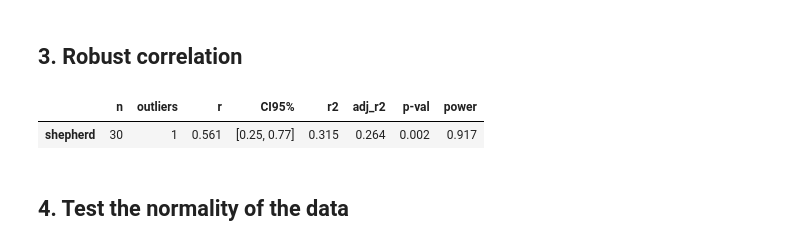
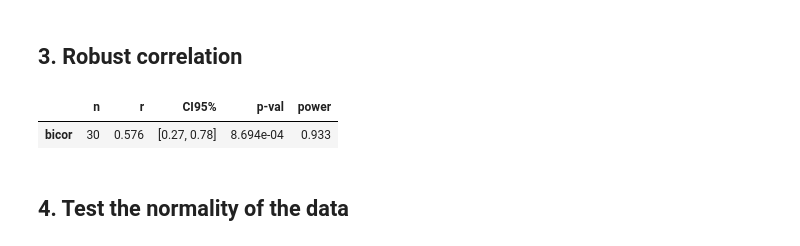
Before and after one commit to raphaelvallat/pingouin, a Jupyter notebook: notebooks/00_QuickStart.ipynb, the cells around one changed output. Cells and saved outputs as stored; diff of their text form; code cells hidden in the pictures.

Commit message:
Fixed p-value in partial correlation + removed r2 and adj_r2 from correlation

```diff
--- a/notebooks/00_QuickStart.ipynb
+++ b/notebooks/00_QuickStart.ipynb
@@ -31,11 +31,11 @@ pg.corr(x, y)
 # %%
 # Introduce an outlier
 x[5] = 18
-# Use the robust Shepherd's pi correlation
-pg.corr(x, y, method="shepherd")
+# Use the robust biweight midcorrelation
+pg.corr(x, y, method="bicor")
 # %% [output]
-|  | n | outliers | r | CI95% | r2 | adj_r2 | p-val | power |
-| shepherd | 30 | 1 | 0.561 | [0.25, 0.77] | 0.315 | 0.264 | 0.002 | 0.917 |
+|  | n | r | CI95% | p-val | power |
+| bicor | 30 | 0.576 | [0.27, 0.78] | 8.694e-04 | 0.933 |
 # %% [markdown]
 ## 4. Test the normality of the data
 # %%
```
Also changed, not shown: parts of 2 cells of this notebook, 8 other files.
